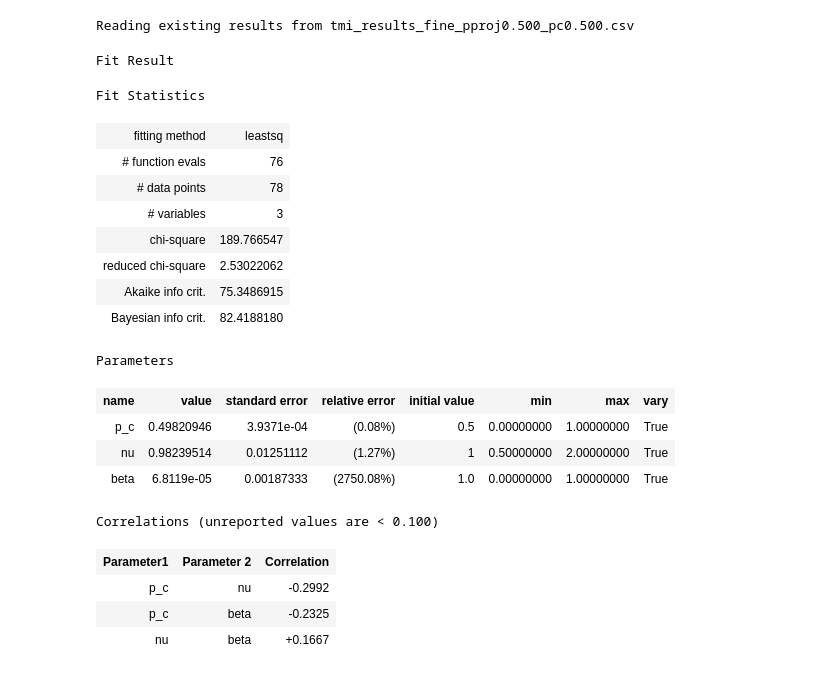
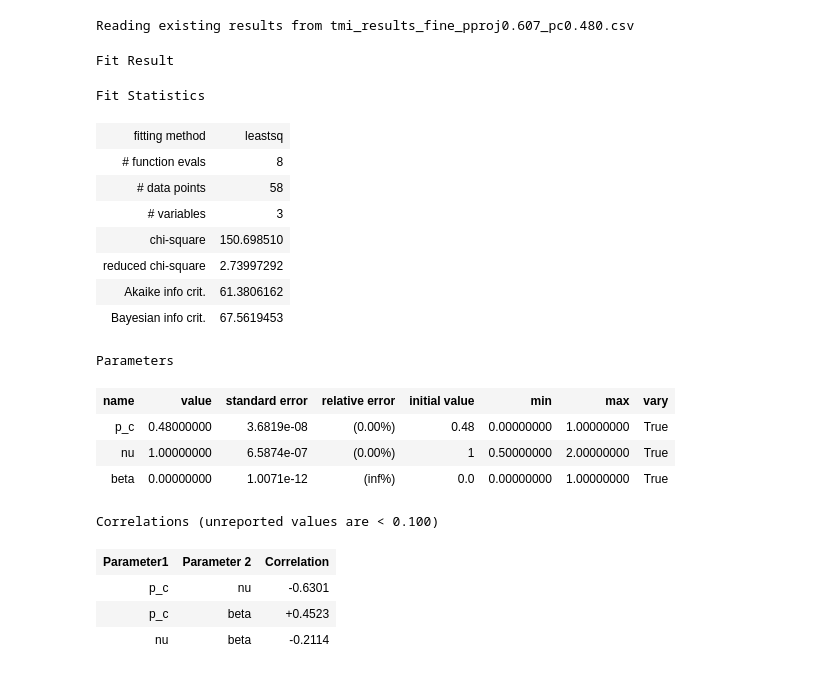
Before and after one commit to youtao1999/CT_toy, a Jupyter notebook: sandbox.ipynb, the cells around one changed output. Cells and saved outputs as stored; diff of their text form; code cells hidden in the pictures.

```diff
--- a/sandbox.ipynb
+++ b/sandbox.ipynb
@@ -98,33 +98,33 @@ def read_tmi_results_to_df(p_fixed, p_fixed_name, p_c, L_values, n=0, threshold=
 
     return df_final
 # %%
-p_fixed = 0.500
-p_c = 0.5
+p_fixed = 0.607
+p_c = 0.480
 df = read_tmi_results_to_df(p_fixed, p_fixed_name = 'pproj', p_c = p_c, L_values = [8, 12, 16, 20])
-dc=DataCollapse(df, p_='p',L_='L',params={},p_range=[p_fixed - 0.1,p_fixed + 0.1],)
-dc.datacollapse(p_c=p_c,nu=1,beta=1.,p_c_vary=True,beta_vary=True,nu_vary=True)
+dc=DataCollapse(df, p_='p',L_='L',params={},p_range=[p_c - 0.1,p_c + 0.1],Lmin=12)
+dc.datacollapse(p_c=p_c,nu=1,beta=0.,p_c_vary=True,beta_vary=True,nu_vary=True)
 # %% [output]
-Reading existing results from tmi_results_fine_pproj0.500_pc0.500.csv
+Reading existing results from tmi_results_fine_pproj0.607_pc0.480.csv
 Fit Result
 Fit Statistics
 | fitting method | leastsq |
-| # function evals | 76 |
-| # data points | 78 |
+| # function evals | 8 |
+| # data points | 58 |
 | # variables | 3 |
-| chi-square | 189.766547 |
-| reduced chi-square | 2.53022062 |
-| Akaike info crit. | 75.3486915 |
-| Bayesian info crit. | 82.4188180 |
+| chi-square | 150.698510 |
+| reduced chi-square | 2.73997292 |
+| Akaike info crit. | 61.3806162 |
+| Bayesian info crit. | 67.5619453 |
 Parameters
 | name | value | standard error | relative error | initial value | min | max | vary |
-| p_c | 0.49820946 | 3.9371e-04 | (0.08%) | 0.5 | 0.00000000 | 1.00000000 | True |
-| nu | 0.98239514 | 0.01251112 | (1.27%) | 1 | 0.50000000 | 2.00000000 | True |
-| beta | 6.8119e-05 | 0.00187333 | (2750.08%) | 1.0 | 0.00000000 | 1.00000000 | True |
+| p_c | 0.48000000 | 3.6819e-08 | (0.00%) | 0.48 | 0.00000000 | 1.00000000 | True |
+| nu | 1.00000000 | 6.5874e-07 | (0.00%) | 1 | 0.50000000 | 2.00000000 | True |
+| beta | 0.00000000 | 1.0071e-12 | (inf%) | 0.0 | 0.00000000 | 1.00000000 | True |
 Correlations (unreported values are < 0.100)
 | Parameter1 | Parameter 2 | Correlation |
-| p_c | nu | -0.2992 |
-| p_c | beta | -0.2325 |
-| nu | beta | +0.1667 |
+| p_c | nu | -0.6301 |
+| p_c | beta | +0.4523 |
+| nu | beta | -0.2114 |
 # %%
 dc.plot_data_collapse()
 # %% [output]
```
Also changed, not shown: parts of 6 cells of this notebook, 2 other files.
